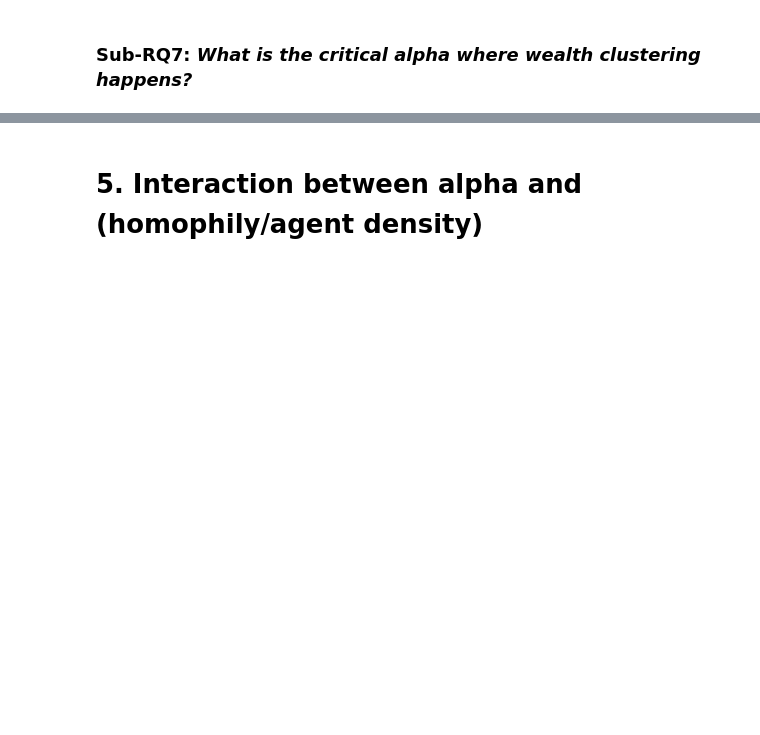
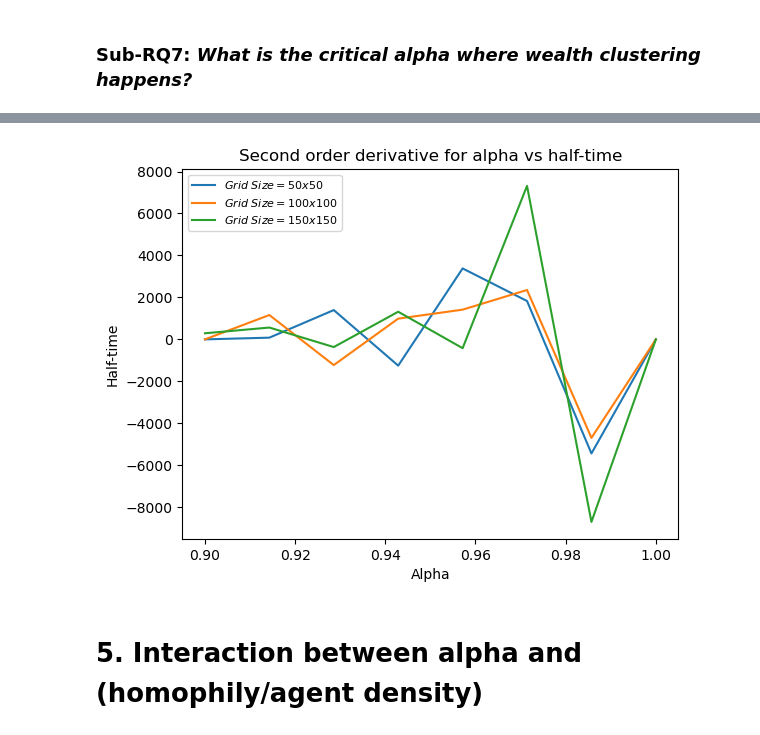
Before and after one commit to aM0NKE/ComplexSystemSimulation, a Jupyter notebook: mesa-schelling/analysis/final_analysisV2.ipynb, the cells around one changed output, grey strips where cells are left out. Saved outputs shown, nothing was run; the diff lists cells and outputs as text; code cells hidden in the pictures; blank space fills up the shorter version.

```diff
--- a/mesa-schelling/analysis/final_analysisV2.ipynb
+++ b/mesa-schelling/analysis/final_analysisV2.ipynb
@@ -832,3 +928,22 @@ plot_second_derivative(homophilies, probability_dict, 'Homophily')
+# %%
+# Calculating and plotting second-order derivative
+second_deriv = np.zeros((3,8))
+
+second_deriv[0] = derivative2(alpha_values, first_deriv[0])
+second_deriv[1] = derivative2(alpha_values, first_deriv[1])
+second_deriv[2] = derivative2(alpha_values, first_deriv[2])
+
+# Plot the second order derivative
+for i, size in enumerate(size_values):
+    plt.title('Second order derivative for alpha vs half-time')
+    plt.plot(alpha_values, second_deriv[i], label=r'$Grid\ Size = %i x %i$' % (size, size))
+
+plt.xlabel('Alpha')
+plt.ylabel('Half-time')
+plt.legend(prop={'size': 8})
+plt.show()
+# %% [output]
+[figure, added]
 # %% [markdown]
 # 5. Interaction between alpha and (homophily/agent density)
 # %%
```
Also changed, not shown: parts of 4 cells of this notebook, 5 other files.
